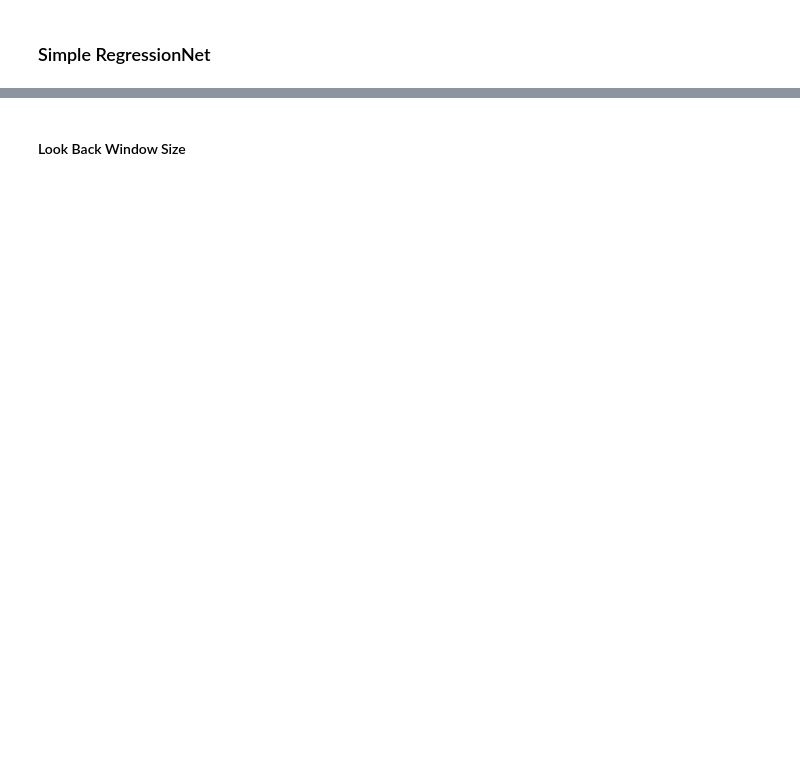
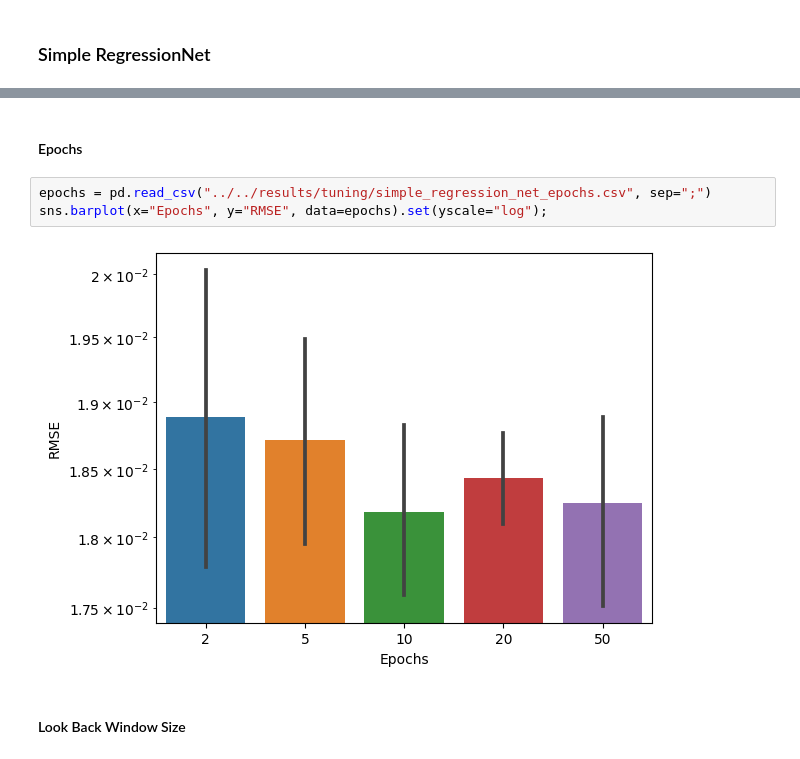
Before and after one commit to domreichl/trading-ml, a Jupyter notebook: notebooks/tuning/hypertuning_neural_nets.ipynb, the cells around one changed output, grey strips where cells are left out. Saved outputs shown, nothing was run; the diff lists cells and outputs as text; blank space fills up the shorter version.

```diff
--- a/notebooks/tuning/hypertuning_neural_nets.ipynb
+++ b/notebooks/tuning/hypertuning_neural_nets.ipynb
@@ -12,3 +17,10 @@ metric = "F1-Score"
+# %% [markdown]
+#### Epochs
+# %%
+epochs = pd.read_csv("../../results/tuning/simple_regression_net_epochs.csv", sep=";")
+sns.barplot(x="Epochs", y="RMSE", data=epochs).set(yscale="log");
+# %% [output]
+[figure, added]
 # %% [markdown]
 #### Look Back Window Size
 # %%
```
Also changed, not shown: parts of 12 cells of this notebook, 9 other files.
